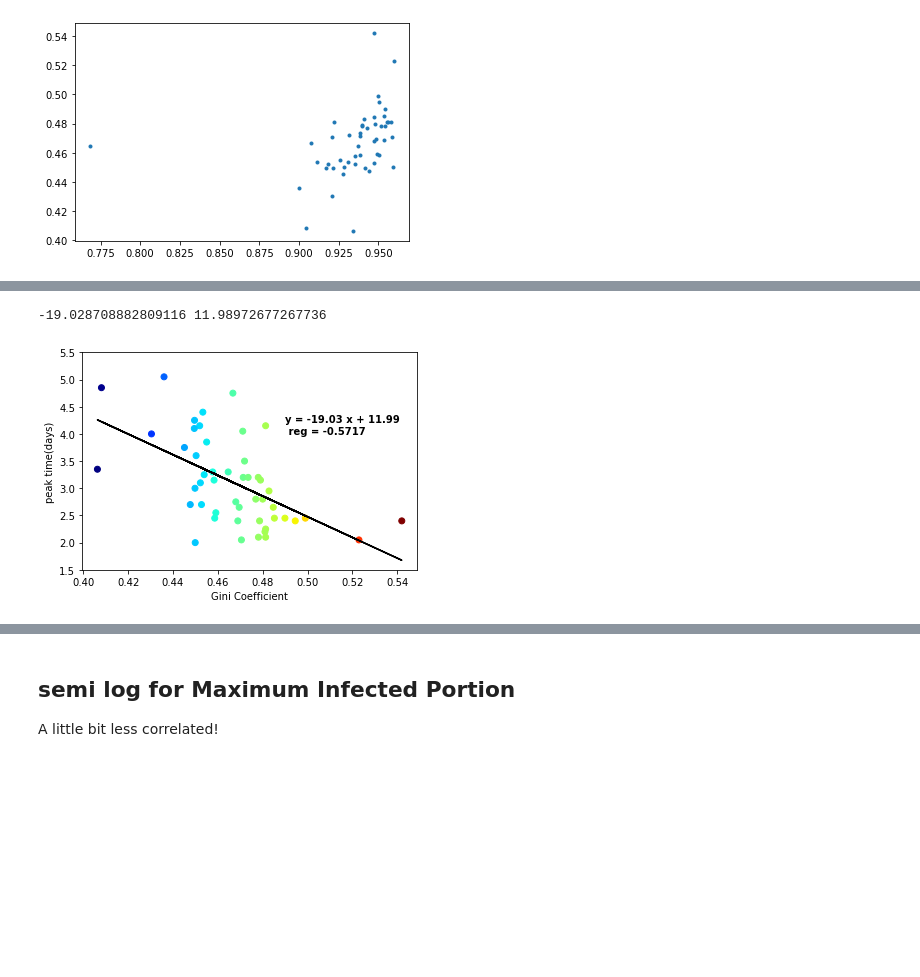
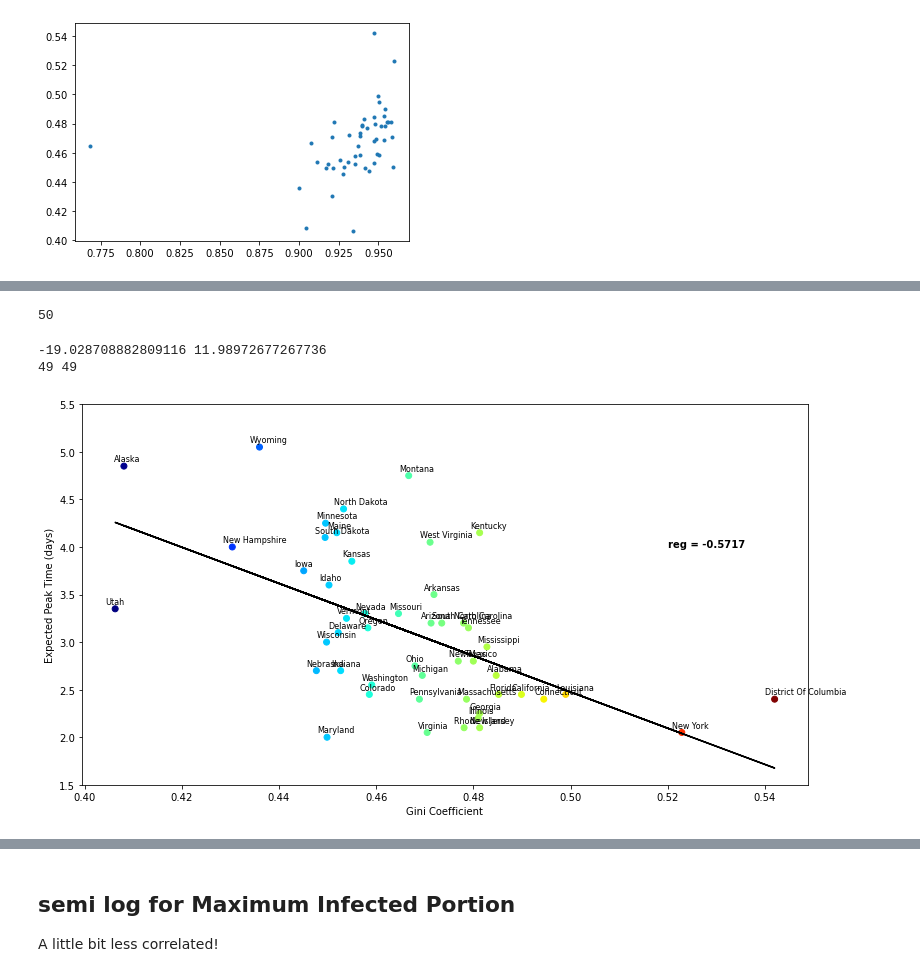
Before and after one commit to ParimahSafarian/Inequality-and-COVID-19, a Jupyter notebook: DataProcess-Copy1.ipynb, the cells around one changed output, grey strips where cells are left out. Cells and saved outputs as stored; diff of their text form; code cells hidden in the pictures; blank space fills up the shorter version.

Commit message:
new result plots

```diff
--- a/DataProcess-Copy1.ipynb
+++ b/DataProcess-Copy1.ipynb
@@ -318,24 +328,43 @@ plt.plot(I_p, gini['Gini Coefficient'], '.')
+# %%
+names = list(cases.iloc[:, 0])
+# for i, txt in enumerate(names):
+#     print(i, txt)
+print(np.size(names))
+# %% [output]
+50
 # %%
+plt.figure(figsize=(13, 7))
 plt.scatter(gini['Gini Coefficient'], t_p, c = gini['Gini Coefficient'], cmap = cm.jet)
 plt.ylim(1.5, 5.5)
 plt.xlabel('Gini Coefficient')
-plt.ylabel('peak time(days)')
+plt.ylabel('Expected Peak Time (days)')
 
 #deleting the part data!
 Y = np.delete(t_p, 35, axis = 0)
-# print(np.shape(X))
 X = list(gini['Gini Coefficient'])
 X = np.delete(X, 35, axis = 0)
 a, b = np.polyfit(X, Y, 1)
 print(a, b)
 reg = np.cov(X, Y) / (np.std(X) * np.std(Y))
 plt.plot(X, (a * X + b), c = 'black', label = f'regression = {round(reg[0, 1], 4)}')
 # plt.legend()
 
-plt.text(0.49, 4, f"y = {round(a, 2)} x + {round(b, 2)}\n reg = {round(reg[0, 1], 4)}", weight='bold')
+#text on the plot
+# plt.text(0.49, 4, f"y = {round(a, 2)} x + {round(b, 2)}\n reg = {round(reg[0, 1], 4)}", weight='bold')
+plt.text(0.52, 4, f"reg = {round(reg[0, 1], 4)}", weight='bold')
+
+
+names = list(cases.iloc[:, 0])
+names = np.delete(names, 35, axis = 0)
+for i, txt in enumerate(names):
+    plt.annotate(txt, (X[i]-0.002, Y[i]+0.05), fontsize = 8)
+
+
+print(len(X), len(names))
 
 # np.savetxt('tpeak.csv', [X, Y], delimiter=',')
-plt.savefig('tpeak.png', dpi = 1200, bbox_inches='tight')
+plt.savefig('EPT.png', dpi = 1200, bbox_inches='tight')
 # %% [output]
 -19.028708882809116 11.98972677267736
+49 49
-[figure, old version]
+[figure, new version]
```
Also changed, not shown: parts of 3 cells of this notebook, 4 other files.
